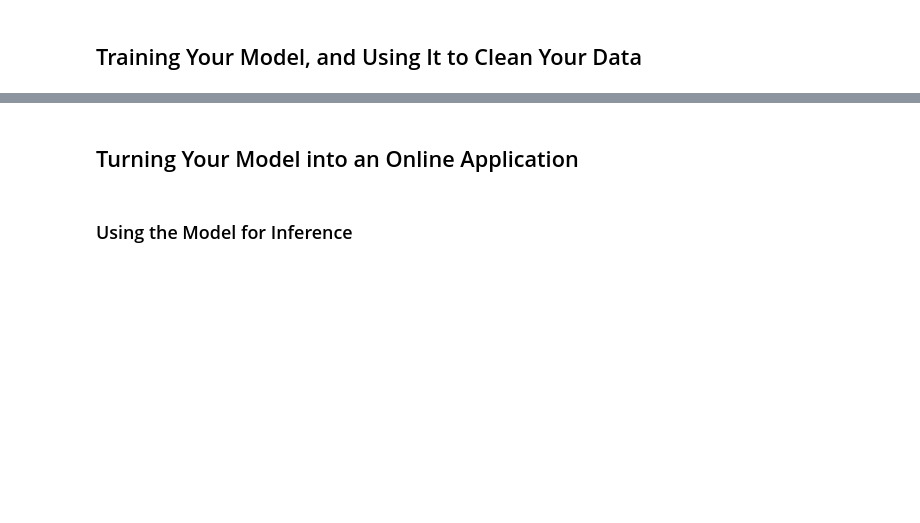
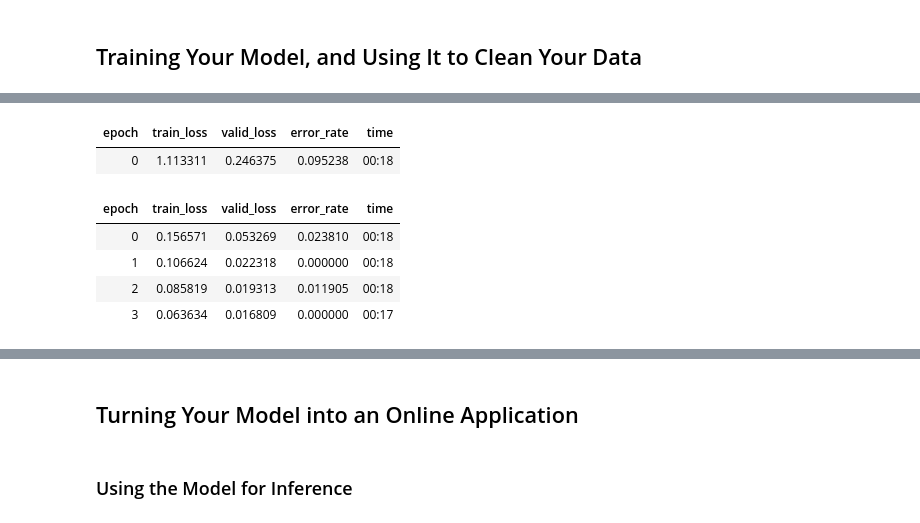
Before and after one commit to artkpv/fastbook, a Jupyter notebook: 02_production_clean.ipynb, the cells around one changed output, grey strips where cells are left out. Cells and saved outputs as stored; diff of their text form; code cells hidden in the pictures; blank space fills up the shorter version.

```diff
--- a/02_production_clean.ipynb
+++ b/02_production_clean.ipynb
@@ -126,5 +137,6 @@ bears = bears.new(
     batch_tfms=aug_transforms())
 dls = bears.dataloaders(path)
 # %%
-learn = vision_learner(dls, resnet18, metrics=error_rate)
+learn = cnn_learner(dls, resnet18, metrics=error_rate)
 learn.fine_tune(4)
+# %% [output]
@@ -131,3 +144,10 @@ learn.fine_tune(4)
+| epoch | train_loss | valid_loss | error_rate | time |
+| 0 | 1.113311 | 0.246375 | 0.095238 | 00:18 |
+| epoch | train_loss | valid_loss | error_rate | time |
+| 0 | 0.156571 | 0.053269 | 0.023810 | 00:18 |
+| 1 | 0.106624 | 0.022318 | 0.000000 | 00:18 |
+| 2 | 0.085819 | 0.019313 | 0.011905 | 00:18 |
+| 3 | 0.063634 | 0.016809 | 0.000000 | 00:17 |
 # %%
 interp = ClassificationInterpretation.from_learner(learn)
 interp.plot_confusion_matrix()
```
Also changed, not shown: parts of 26 cells of this notebook, 14 other files.
